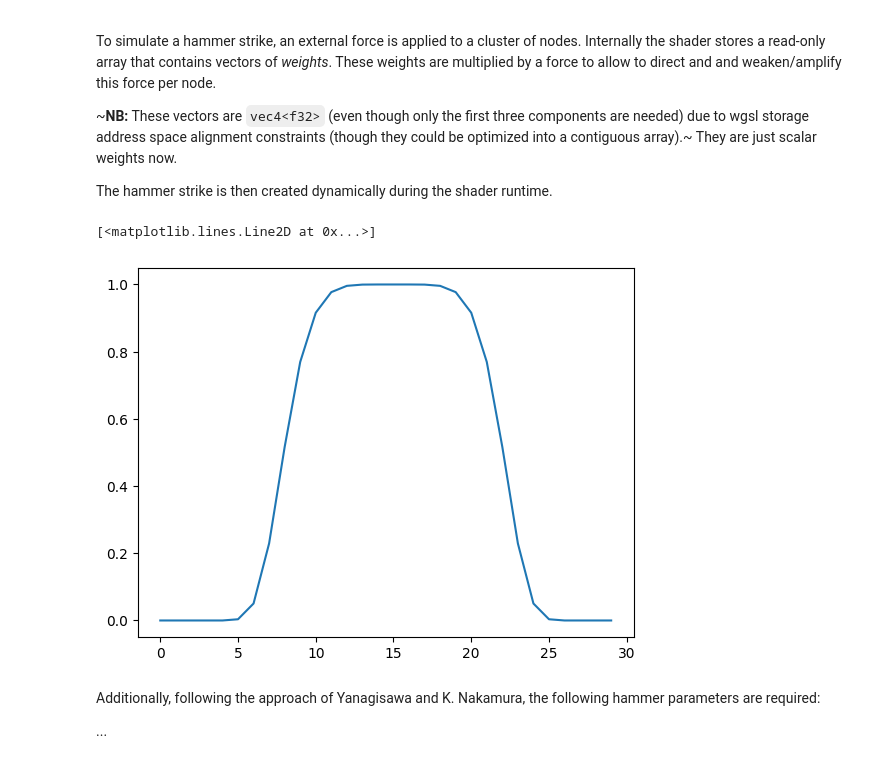
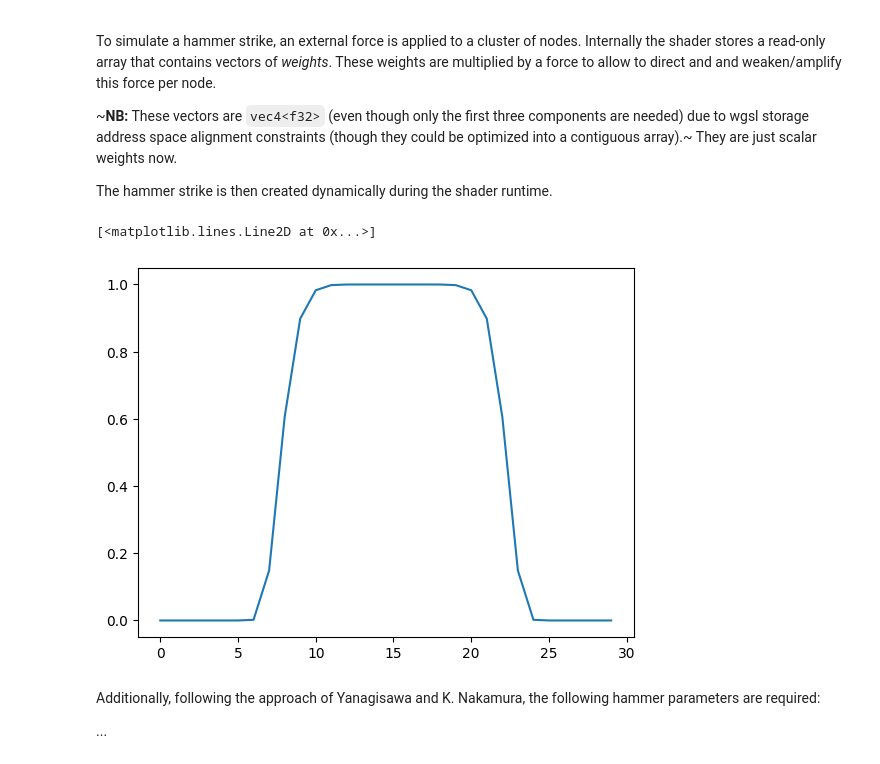
Before and after one commit to sebastian-stubenvoll/wgpu-string-fdm, a Jupyter notebook: summary.ipynb, the cells around one changed output. Saved outputs shown, nothing was run; the diff lists cells and outputs as text; code cells hidden in the pictures.

```diff
--- a/summary.ipynb
+++ b/summary.ipynb
@@ -453,11 +453,11 @@ def make_weights(node_count, node_index=None, width_count=4, order=6):
 
     return data
 # %%
-weights = make_weights(node_count, 25, 15)
+weights = make_weights(node_count, 25, 15, 10)
 plt.plot(weights[10:40])
 # %% [output]
 [<matplotlib.lines.Line2D at 0x...>]
-[figure, old version]
+[figure, new version]
 # %% [markdown]
 Additionally, following the approach of Yanagisawa and K. Nakamura, the following hammer parameters are required:
 
```
Also changed, not shown: parts of 4 cells of this notebook, 8 other files.
